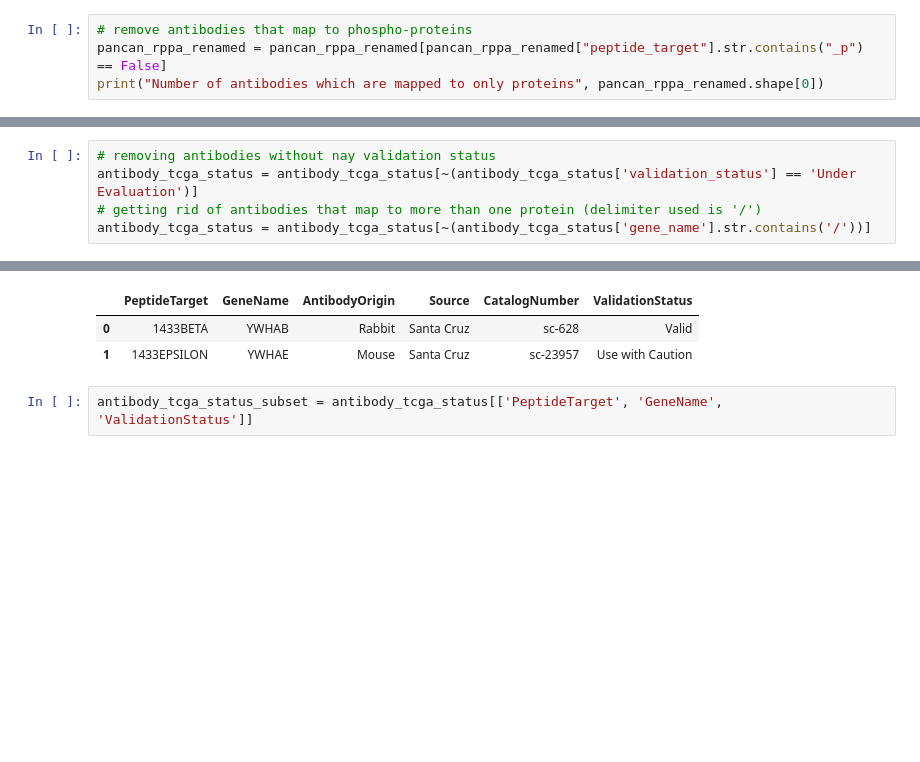
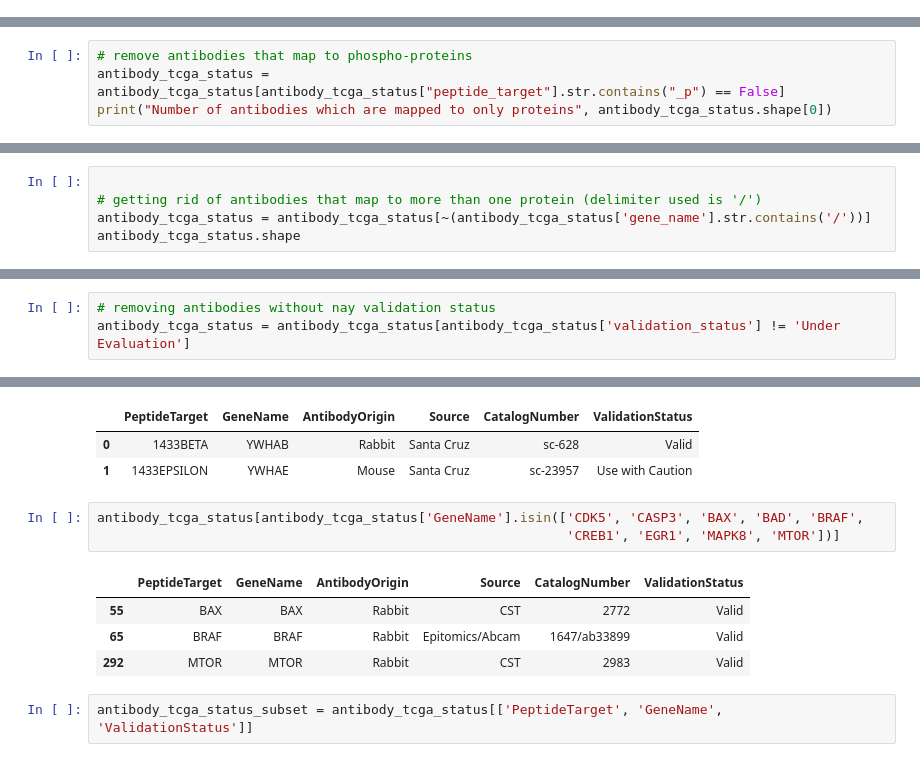
Before and after one commit to SwathiRUpadhya/antibody_quality_limitations, a Jupyter notebook: data_processing_and_analysis/01_assess_TCGA_antibodies.ipynb, the cells around one changed output, grey strips where cells are left out. Cells and saved outputs as stored; diff of their text form; blank space fills up the shorter version.

Commit message:
updated order of cleaning antibodies

```diff
--- a/data_processing_and_analysis/01_assess_TCGA_antibodies.ipynb
+++ b/data_processing_and_analysis/01_assess_TCGA_antibodies.ipynb
@@ -78,7 +78,3 @@ pancan_rppa_renamed[:2]
 | 0 | 1433EPSILON | -0.013829 | -0.16863 | 0.038842 | 0.021308 | 0.108640 | ... |
 | 1 | 4EBP1 | -1.127400 | 0.16587 | -0.382370 | -0.717660 | 0.090459 | ... |
 2 rows × 7755 columns
-# %%
-# remove antibodies that map to phospho-proteins
-pancan_rppa_renamed = pancan_rppa_renamed[pancan_rppa_renamed["peptide_target"].str.contains("_p") == False]
-print("Number of antibodies which are mapped to only proteins", pancan_rppa_renamed.shape[0])
@@ -126 +124,5 @@ Under Evaluation    0.037037
 Name: validation_status, dtype: float64
+# %%
+# remove antibodies that map to phospho-proteins
+antibody_tcga_status = antibody_tcga_status[antibody_tcga_status["peptide_target"].str.contains("_p") == False]
+print("Number of antibodies which are mapped to only proteins", antibody_tcga_status.shape[0])
@@ -127,5 +131,5 @@ Name: validation_status, dtype: float64
 # %%
-# removing antibodies without nay validation status
-antibody_tcga_status = antibody_tcga_status[~(antibody_tcga_status['validation_status'] == 'Under Evaluation')]
+
 # getting rid of antibodies that map to more than one protein (delimiter used is '/')
 antibody_tcga_status = antibody_tcga_status[~(antibody_tcga_status['gene_name'].str.contains('/'))]
+antibody_tcga_status.shape
@@ -157,6 +150,9 @@ antibody_tcga_status[antibody_tcga_status['gene_name'].isin(['RB1', 'SETD2', 'DI
 antibody_tcga_status = antibody_tcga_status[~(antibody_tcga_status['gene_name'].isin(['CTNNA1']))]
 # %%
 antibody_tcga_status.drop_duplicates(subset='gene_name', keep="first", inplace=True)
+# %%
+# removing antibodies without nay validation status
+antibody_tcga_status = antibody_tcga_status[antibody_tcga_status['validation_status'] != 'Under Evaluation']
 # %%
 antibody_tcga_status['validation_status'].value_counts()
 # %% [output]
@@ -180,6 +176,14 @@ antibody_tcga_status[:2]
 |  | PeptideTarget | GeneName | AntibodyOrigin | Source | CatalogNumber | ValidationStatus |
 | 0 | 1433BETA | YWHAB | Rabbit | Santa Cruz | sc-628 | Valid |
 | 1 | 1433EPSILON | YWHAE | Mouse | Santa Cruz | sc-23957 | Use with Caution |
+# %%
+antibody_tcga_status[antibody_tcga_status['GeneName'].isin(['CDK5', 'CASP3', 'BAX', 'BAD', 'BRAF',
+                                                            'CREB1', 'EGR1', 'MAPK8', 'MTOR'])]
+# %% [output]
+|  | PeptideTarget | GeneName | AntibodyOrigin | Source | CatalogNumber | ValidationStatus |
+| 55 | BAX | BAX | Rabbit | CST | 2772 | Valid |
+| 65 | BRAF | BRAF | Rabbit | Epitomics/Abcam | 1647/ab33899 | Valid |
+| 292 | MTOR | MTOR | Rabbit | CST | 2983 | Valid |
 # %%
 antibody_tcga_status_subset = antibody_tcga_status[['PeptideTarget', 'GeneName', 'ValidationStatus']]
 # %%
```
Also changed, not shown: parts of 10 cells of this notebook, 2 other files.
